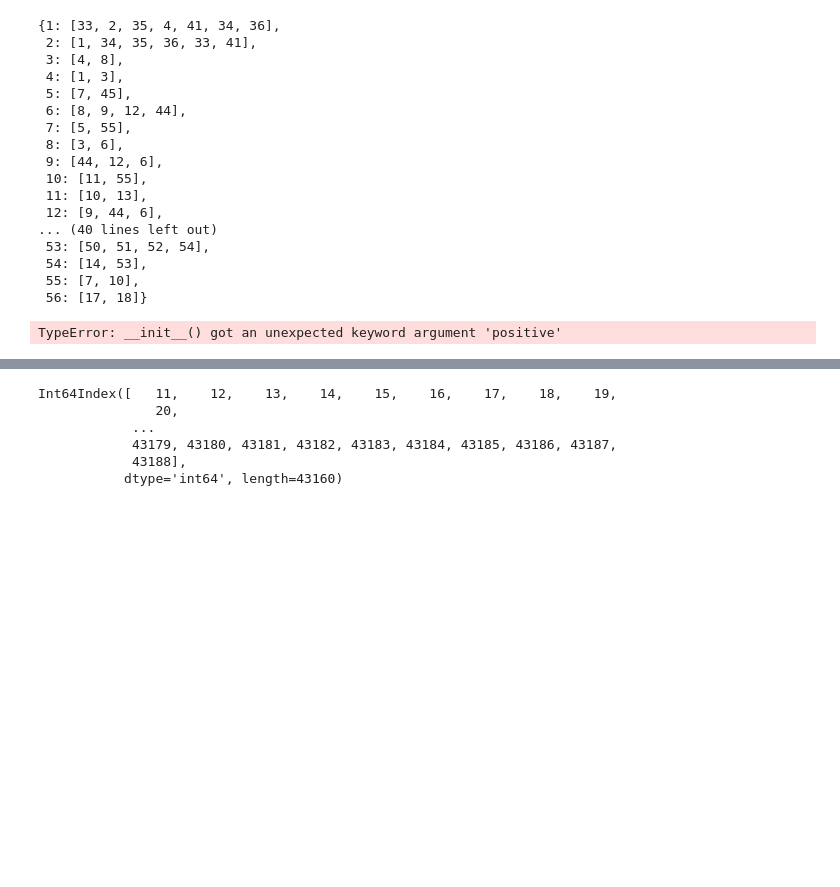
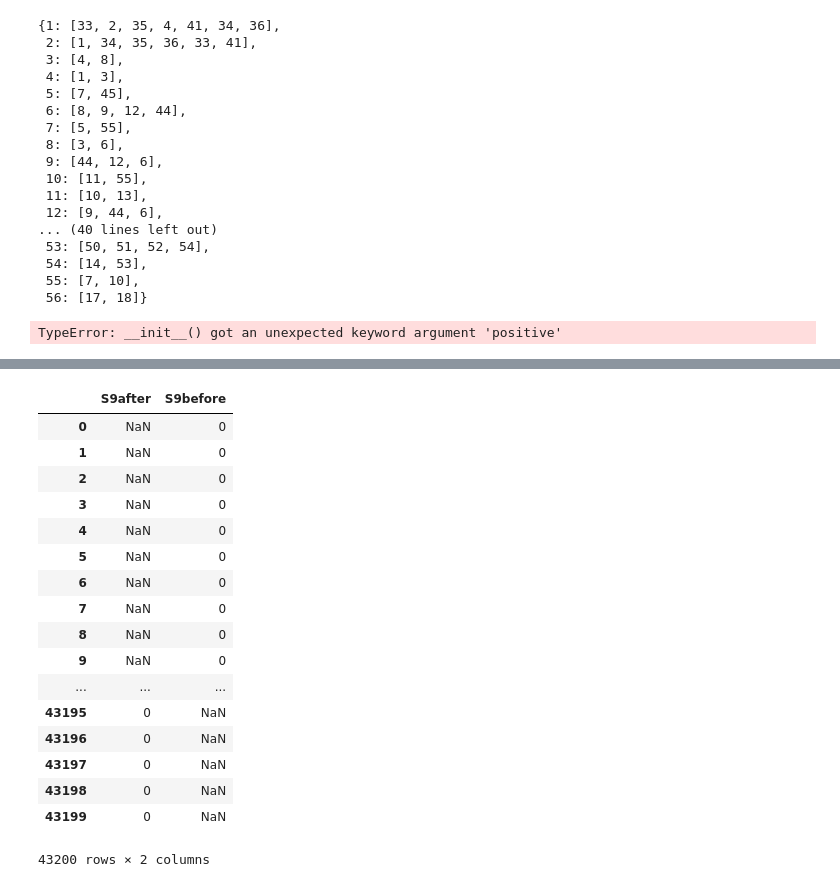
Before and after one commit to LeonhardFS/HumanFlow, a Jupyter notebook: Predictions_nico.ipynb, the cells around one changed output, grey strips where cells are left out. Drawn from its saved outputs; the diff is of its cells as text; code cells hidden in the pictures; blank space fills up the shorter version.

```diff
--- a/Predictions_nico.ipynb
+++ b/Predictions_nico.ipynb
@@ -600,18 +603,31 @@ df_model_lr_v7 = prediction_augmented(df_train, col_names, df_day_avg_values, ad
 # %%
-model_curr_before = pd.rolling_sum(model_curr.sort(ascending=False), 11) - model_curr
-model_curr_after = pd.rolling_sum(model_curr, 11) - model_curr
+window_size = 12
+df_model_lr = df_model_leo.copy()
+
+# Building the moving sum for the features before/after for each neighbor
+model_curr_before = pd.rolling_sum(df_model_leo.sort(ascending=False), window_size+1) - df_model_leo
+model_curr_after = pd.rolling_sum(df_model_leo, window_size+1) - df_model_leo
 model_curr_before = model_curr_before.rename(columns={col:col+'before' for col in col_names})
 model_curr_after = model_curr_after.rename(columns={col:col+'after' for col in col_names})
-window_features = model_curr_after.join(model_curr_before[[col+'before' for col in col_names]])
-X = X[['Y']].join(model_curr[neighbors_col])
-X = X.join(window_features[[col+'before' for col in neighbors_col] + [col+'after' for col in neighbors_col]])
-X = X.sort()[10:-10]
+window_features = model_curr_after.join(model_curr_before[[col_+'before' for col_ in col_names]])
-# %%
-X.index
-# %% [output]
-Int64Index([   11,    12,    13,    14,    15,    16,    17,    18,    19,
-               20,
-            ...
-            43179, 43180, 43181, 43182, 43183, 43184, 43185, 43186, 43187,
-            43188],
-           dtype='int64', length=43160)
+# %%
+window_features[['S9after', 'S9before']]
+# %% [output]
+|  | S9after | S9before |
+| 0 | NaN | 0 |
+| 1 | NaN | 0 |
+| 2 | NaN | 0 |
+| 3 | NaN | 0 |
+| 4 | NaN | 0 |
+| 5 | NaN | 0 |
+| 6 | NaN | 0 |
+| 7 | NaN | 0 |
+| 8 | NaN | 0 |
+| 9 | NaN | 0 |
+| ... | ... | ... |
+| 43195 | 0 | NaN |
+| 43196 | 0 | NaN |
+| 43197 | 0 | NaN |
+| 43198 | 0 | NaN |
+| 43199 | 0 | NaN |
+43200 rows × 2 columns
```
Also changed, not shown: parts of 3 cells of this notebook, 1 other file.
